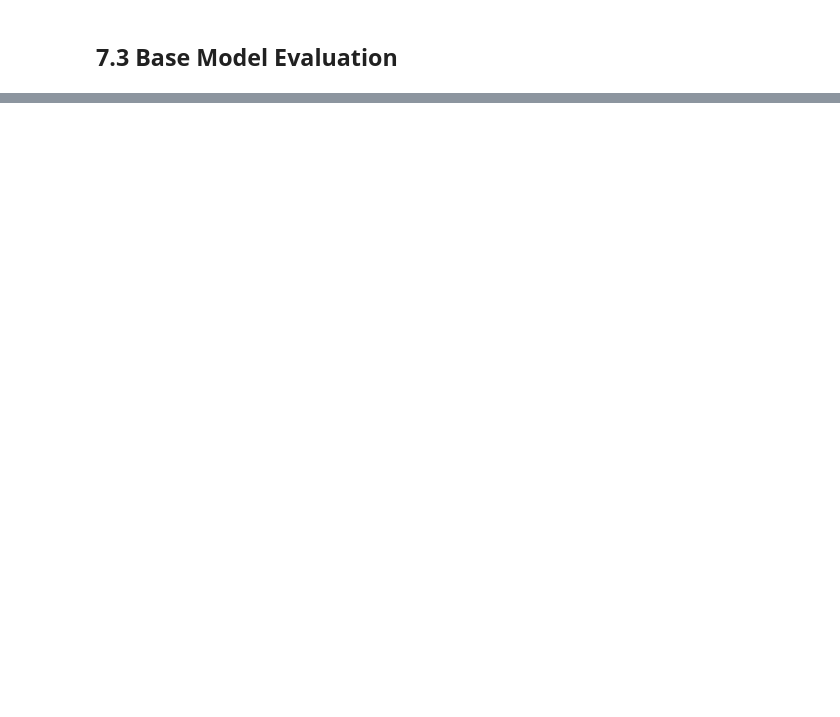
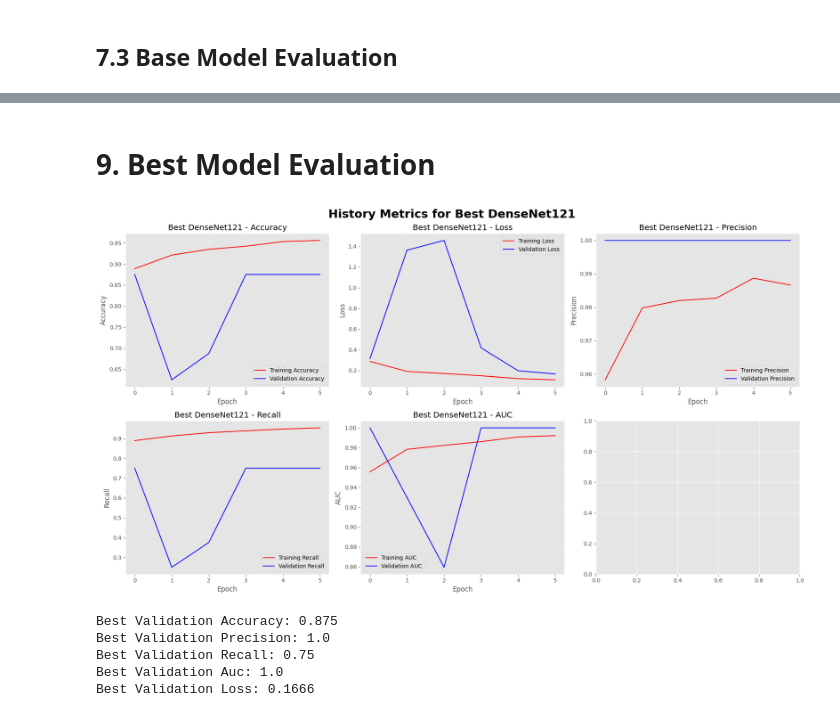
Before and after one commit to SeyedRumaiz/RespiraNet, a Jupyter notebook: notebooks/pn.ipynb, the cells around one changed output, grey strips where cells are left out. Saved outputs shown, nothing was run; the diff lists cells and outputs as text; code cells hidden in the pictures; blank space fills up the shorter version.

```diff
--- a/notebooks/pn.ipynb
+++ b/notebooks/pn.ipynb
@@ -732,0 +795,31 @@ print("ROC AUC score:", base_metrics['roc_auc'])
+# %%
+# Early stopping
+early_stopping = EarlyStopping(
+    monitor='val_auc',
+    patience=5,
+    restore_best_weights=True,
+    verbose=1,
+    mode='max'
+)
+# %%
+# Use checkpoints to save the best model
+best_checkpoint_densenet = ModelCheckpoint(
+    'best_densenet.keras',
+    monitor='val_auc',
+    save_best_only=True,
+    mode='max',
+    verbose=1
+)
+# %%
+# Callbacks to prevent overfitting
+best_densenet_callbacks = [early_stopping, best_checkpoint_densenet]
+# %%
+# Store in a history variable for later plotting of metrics
+best_densenet_history = densenet_model.fit(
+    train_generator,
+    epochs=9,
+    validation_data=val_generator,
+    callbacks=best_densenet_callbacks,
+    class_weight=class_weights,
+    verbose=1
+)
@@ -732,0 +848,7 @@ print("ROC AUC score:", base_metrics['roc_auc'])
+# %% [markdown]
+# **9. Best Model Evaluation**
+# %%
+# Curves for the base model
+plot_curves(best_densenet_history, 'Best DenseNet121')
+# %% [output]
+[figure, added]
@@ -732,0 +858,13 @@ print("ROC AUC score:", base_metrics['roc_auc'])
+# %%
+# Loop through the metrics
+for metric in metrics:
+  if metric == "loss":
+    print(f"Best Validation {metric.capitalize()}: {round(min(best_densenet_history.history[f'val_{metric}']), 4)}")
+  else:
+    print(f"Best Validation {metric.capitalize()}: {round(max(best_densenet_history.history[f'val_{metric}']), 4)}")
+# %% [output]
+Best Validation Accuracy: 0.875
+Best Validation Precision: 1.0
+Best Validation Recall: 0.75
+Best Validation Auc: 1.0
+Best Validation Loss: 0.1666
```
Also changed, not shown: parts of 33 cells of this notebook, 1 other file.
